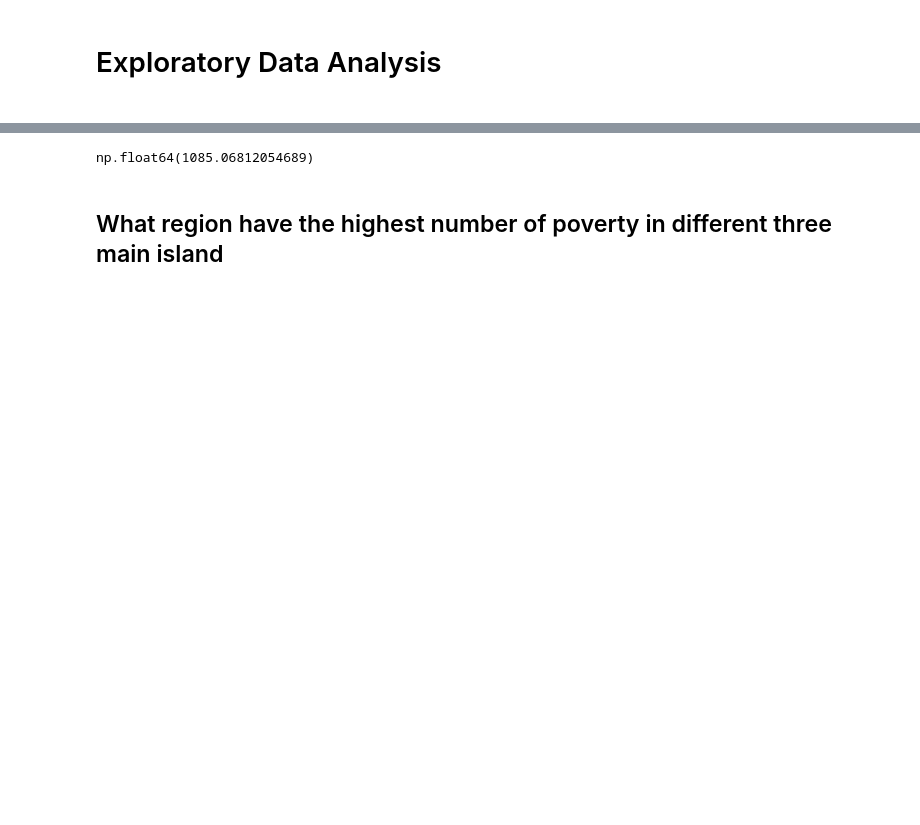
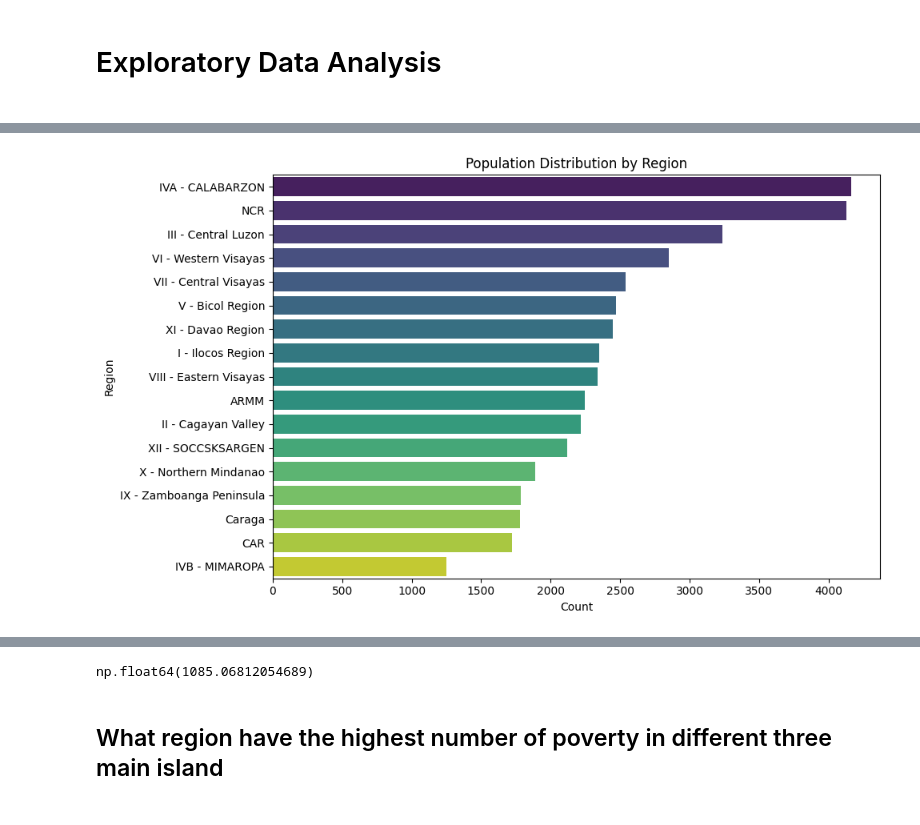
Before and after one commit to Meinya312/PROJECT-ITD-, a Jupyter notebook: project.ipynb, the cells around one changed output, grey strips where cells are left out. Cells and saved outputs as stored; diff of their text form; code cells hidden in the pictures; blank space fills up the shorter version.

```diff
--- a/project.ipynb
+++ b/project.ipynb
@@ -11,0 +15,18 @@ census = pd.read_csv("Family Income and Expenditure.csv")
+# %%
+regions = ['IVA - CALABARZON', 'NCR', 'III - Central Luzon', 'VI - Western Visayas',
+           'VII - Central Visayas', 'V - Bicol Region', 'XI - Davao Region',
+           'I - Ilocos Region', 'VIII - Eastern Visayas', 'ARMM', 'II - Cagayan Valley',
+           'XII - SOCCSKSARGEN', 'X - Northern Mindanao', 'IX - Zamboanga Peninsula',
+           'Caraga', 'CAR', 'IVB - MIMAROPA']
+counts = [4162, 4130, 3237, 2851, 2541, 2472, 2446, 2348, 2337, 2248, 2219, 2122,
+          1887, 1788, 1782, 1725, 1249]
+
+plt.figure(figsize=(10, 6))
+sns.barplot(x=counts, y=regions, hue=regions, palette='viridis', legend=False)
+plt.title('Population Distribution by Region')
+plt.xlabel('Count')
+plt.ylabel('Region')
+plt.tight_layout()
+plt.show()
+# %% [output]
+[figure, added]
```
Also changed, not shown: parts of 21 cells of this notebook.
